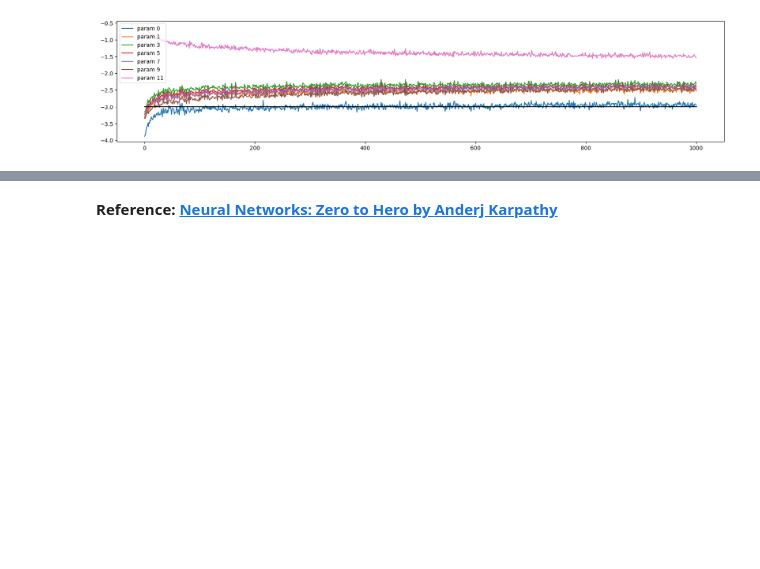
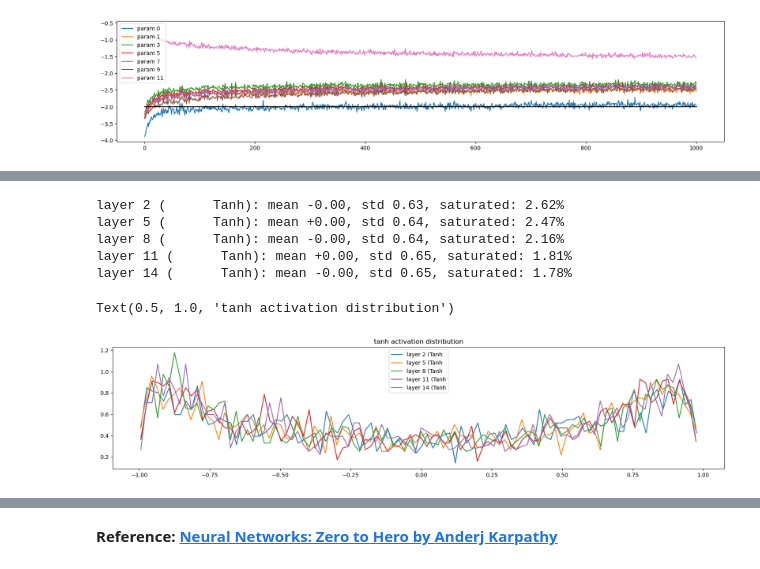
Before and after one commit to priyamore/language-modeling, a Jupyter notebook: mlp_lang_model.ipynb, the cells around one changed output, grey strips where cells are left out. Saved outputs shown, nothing was run; the diff lists cells and outputs as text; code cells hidden in the pictures; blank space fills up the shorter version.

```diff
--- a/mlp_lang_model.ipynb
+++ b/mlp_lang_model.ipynb
@@ -396,16 +398,17 @@ g = torch.Generator().manual_seed(2147483647)
 
 C = torch.randn((vocab_size, dim_embd), generator=g)
 layers = [
-    Linear(dim_embd * block_size, n_hidden), Tanh(),
-    Linear(             n_hidden, n_hidden), Tanh(),
-    Linear(             n_hidden, n_hidden), Tanh(),
-    Linear(             n_hidden, n_hidden), Tanh(),
-    Linear(             n_hidden, n_hidden), Tanh(),
-    Linear(             n_hidden, vocab_size),
+    Linear(dim_embd * block_size, n_hidden), BatchNorm1d(n_hidden), Tanh(),
+    Linear(             n_hidden, n_hidden), BatchNorm1d(n_hidden), Tanh(),
+    Linear(             n_hidden, n_hidden), BatchNorm1d(n_hidden), Tanh(),
+    Linear(             n_hidden, n_hidden), BatchNorm1d(n_hidden), Tanh(),
+    Linear(             n_hidden, n_hidden), BatchNorm1d(n_hidden),Tanh(),
+    Linear(             n_hidden, vocab_size), BatchNorm1d(vocab_size),
 ]
 
 with torch.no_grad():
-    layers[-1].weight *= 0.1
+    layers[-1].gamma *= 0.1     # with Batch Norm
+    # layers[-1].weight *= 0.1    # without batch norm
     for layer in layers[:-1]:
         if isinstance(layer, Linear):
             layer.weight *= 5/3
@@ -571,0 +582,21 @@ plt.legend(legends);
+# %%
+plt.figure(figsize=(20, 4))
+legends = []
+for i, layer in enumerate(layers[:-1]): # except the softmax layer
+    if isinstance(layer, Tanh):
+        out = layer.out
+        print('layer %d (%10s): mean %+.2f, std %.2f, saturated: %.2f%%' % (i, layer.__class__.__name__, out.mean(), out.std(), (out.abs() > 0.97).float().mean() * 100))
+        h_y, h_x = torch.histogram(out, density=True)
+        plt.plot(h_x[:-1].detach(), h_y.detach())
+        legends.append(f'layer {i} ({layer.__class__.__name__}')
+
+plt.legend(legends);
+plt.title('tanh activation distribution')
+# %% [output]
+layer 2 (      Tanh): mean -0.00, std 0.63, saturated: 2.62%
+layer 5 (      Tanh): mean +0.00, std 0.64, saturated: 2.47%
+layer 8 (      Tanh): mean -0.00, std 0.64, saturated: 2.16%
+layer 11 (      Tanh): mean +0.00, std 0.65, saturated: 1.81%
+layer 14 (      Tanh): mean -0.00, std 0.65, saturated: 1.78%
+Text(0.5, 1.0, 'tanh activation distribution')
+[figure, added]
```
Also changed, not shown: parts of 11 cells of this notebook.
